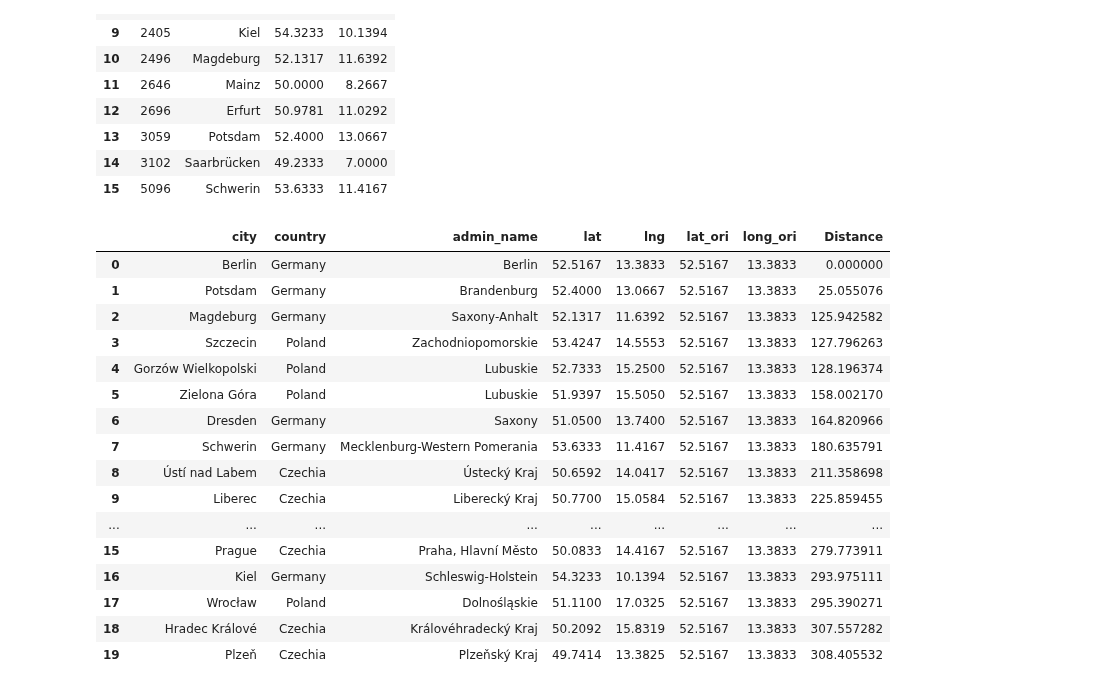
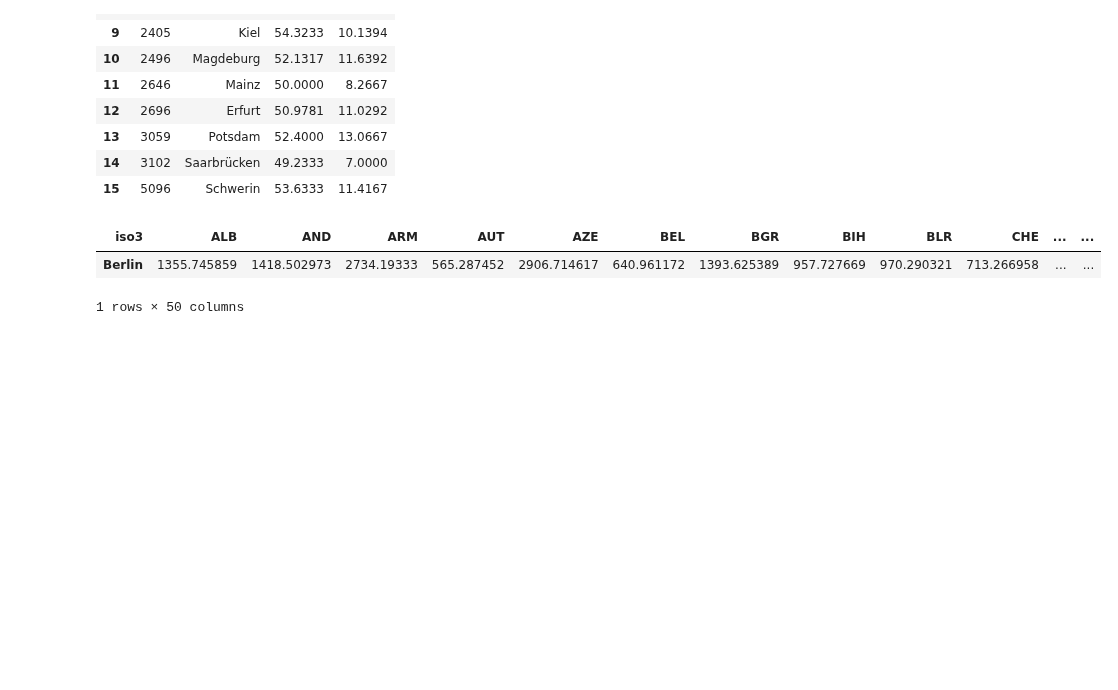
Before and after one commit to Alvaroguijarro97/ML_Group_Project, a Jupyter notebook: Data_Geography_v2.ipynb, the cells around one changed output. Cells and saved outputs as stored; diff of their text form; code cells hidden in the pictures; blank space fills up the shorter version.

```diff
--- a/Data_Geography_v2.ipynb
+++ b/Data_Geography_v2.ipynb
@@ -63,7 +63,6 @@ The "world cities" data set contains information of over 4 million unique cities
 More information regarding this dataset can be found in: https://simplemaps.com/data/world-cities
 # %%
 # Download the list of the EU countries
-!pip install countrygroups
-from countrygroups import EUROPEAN_UNION
-EUROPEAN_UNION
+uploaded_names = files.upload()
+europe_names = pd.read_csv('naming_convention.csv')
 # %% [output]
@@ -94,27 +71,5 @@ Successfully installed countrygroups-0.13.0 shortcountrynames-0.10.0
 # %%
 # (NOTE) Do the list of every european country in the abortion atlas
-Europe = ['AUT','BEL','BGR','CYP',
- 'CZE',
- 'DEU',
- 'DNK',
- 'ESP',
- 'EST',
- 'FIN',
- 'FRA',
- 'GRC',
- 'HRV',
- 'HUN',
- 'IRL',
- 'ITA',
- 'LTU',
- 'LUX',
- 'LVA',
- 'MLT',
- 'NLD',
- 'POL',
- 'PRT',
- 'ROU',
- 'SVK',
- 'SVN',
- 'SWE']
+Europe = europe_names['iso3']
+Europe
 # %% [output]
@@ -122,6 +93,6 @@ NameError: ignored
 # %%
 # Create a dataset only containing EU countries and their cities
-eu_countries = geography_data[geography_data.iso3.isin(EUROPEAN_UNION)]
+eu_countries = geography_data[geography_data.iso3.isin(Europe)]
 eu_countries = eu_countries[(eu_countries.capital == 'admin') | (eu_countries.capital == 'primary')]
 eu_countries.info()
 eu_countries.sort_values(by='population', ascending = False).head(25)
@@ -221,34 +192,22 @@ def haversine_vectorize(lon1, lat1, lon2, lat2):
 # %%
 #Berlin 1
 #Create a Dataframe for each German State Capital City and calculate the distance between every European state Capital
-Berlin_Distance = eu_countries[['city','country','admin_name','lat','lng']].copy().reset_index(drop='True')
+Berlin_Distance = eu_countries[['city','country','iso3','admin_name','lat','lng']].copy().reset_index(drop='True')
 
 #Get the coordinates of the German State Capital City
-long_ori = germany[germany['city'] == 'Berlin'][['lng']] #(NOTE) change name ori
+long_ori = germany[germany['city'] == 'Berlin'][['lng']]
 long_ori= long_ori['lng'].iat[0]
 lat_ori = germany[germany['city'] == 'Berlin'][['lat']]
 lat_ori= lat_ori['lat'].iat[0]
 Berlin_Distance["lat_ori"] = lat_ori
 Berlin_Distance["long_ori"] = long_ori
 #Calculate the distance between cities
 Berlin_Distance["Distance"] = haversine_vectorize(Berlin_Distance['lng'],Berlin_Distance['lat'],Berlin_Distance['long_ori'],Berlin_Distance['lat_ori'])
 Berlin_Distance = Berlin_Distance.sort_values(by = 'Distance').reset_index(drop='True')
-Berlin_Distance.head(20)
+Dis_Ber = Berlin_Distance.groupby(['iso3']).mean(['distance']).sort_values(by = 'Distance').drop(columns = ['lat','lng','lat_ori','long_ori'])
+Dis_Ber = Dis_Ber.rename(columns = {"Distance":"Berlin"}).pivot_table(columns = "iso3")
+Dis_Ber
 # %% [output]
-|  | city | country | admin_name | lat | lng | lat_ori | long_ori | Distance |
-| 0 | Berlin | Germany | Berlin | 52.5167 | 13.3833 | 52.5167 | 13.3833 | 0.000000 |
-| 1 | Potsdam | Germany | Brandenburg | 52.4000 | 13.0667 | 52.5167 | 13.3833 | 25.055076 |
-| 2 | Magdeburg | Germany | Saxony-Anhalt | 52.1317 | 11.6392 | 52.5167 | 13.3833 | 125.942582 |
-| 3 | Szczecin | Poland | Zachodniopomorskie | 53.4247 | 14.5553 | 52.5167 | 13.3833 | 127.796263 |
-| 4 | Gorzów Wielkopolski | Poland | Lubuskie | 52.7333 | 15.2500 | 52.5167 | 13.3833 | 128.196374 |
-| 5 | Zielona Góra | Poland | Lubuskie | 51.9397 | 15.5050 | 52.5167 | 13.3833 | 158.002170 |
-| 6 | Dresden | Germany | Saxony | 51.0500 | 13.7400 | 52.5167 | 13.3833 | 164.820966 |
-| 7 | Schwerin | Germany | Mecklenburg-Western Pomerania | 53.6333 | 11.4167 | 52.5167 | 13.3833 | 180.635791 |
-| 8 | Ústí nad Labem | Czechia | Ústecký Kraj | 50.6592 | 14.0417 | 52.5167 | 13.3833 | 211.358698 |
-| 9 | Liberec | Czechia | Liberecký Kraj | 50.7700 | 15.0584 | 52.5167 | 13.3833 | 225.859455 |
-| ... | ... | ... | ... | ... | ... | ... | ... | ... |
-| 15 | Prague | Czechia | Praha, Hlavní Město | 50.0833 | 14.4167 | 52.5167 | 13.3833 | 279.773911 |
-| 16 | Kiel | Germany | Schleswig-Holstein | 54.3233 | 10.1394 | 52.5167 | 13.3833 | 293.975111 |
-| 17 | Wrocław | Poland | Dolnośląskie | 51.1100 | 17.0325 | 52.5167 | 13.3833 | 295.390271 |
-| 18 | Hradec Králové | Czechia | Královéhradecký Kraj | 50.2092 | 15.8319 | 52.5167 | 13.3833 | 307.557282 |
-| 19 | Plzeň | Czechia | Plzeňský Kraj | 49.7414 | 13.3825 | 52.5167 | 13.3833 | 308.405532 |
+| iso3 | ALB | AND | ARM | AUT | AZE | BEL | BGR | BIH | BLR | CHE | ... | ... |
+| Berlin | 1355.745859 | 1418.502973 | 2734.19333 | 565.287452 | 2906.714617 | 640.961172 | 1393.625389 | 957.727669 | 970.290321 | 713.266958 | ... | ... |
+1 rows × 50 columns
```
Also changed, not shown: parts of 20 cells of this notebook.
